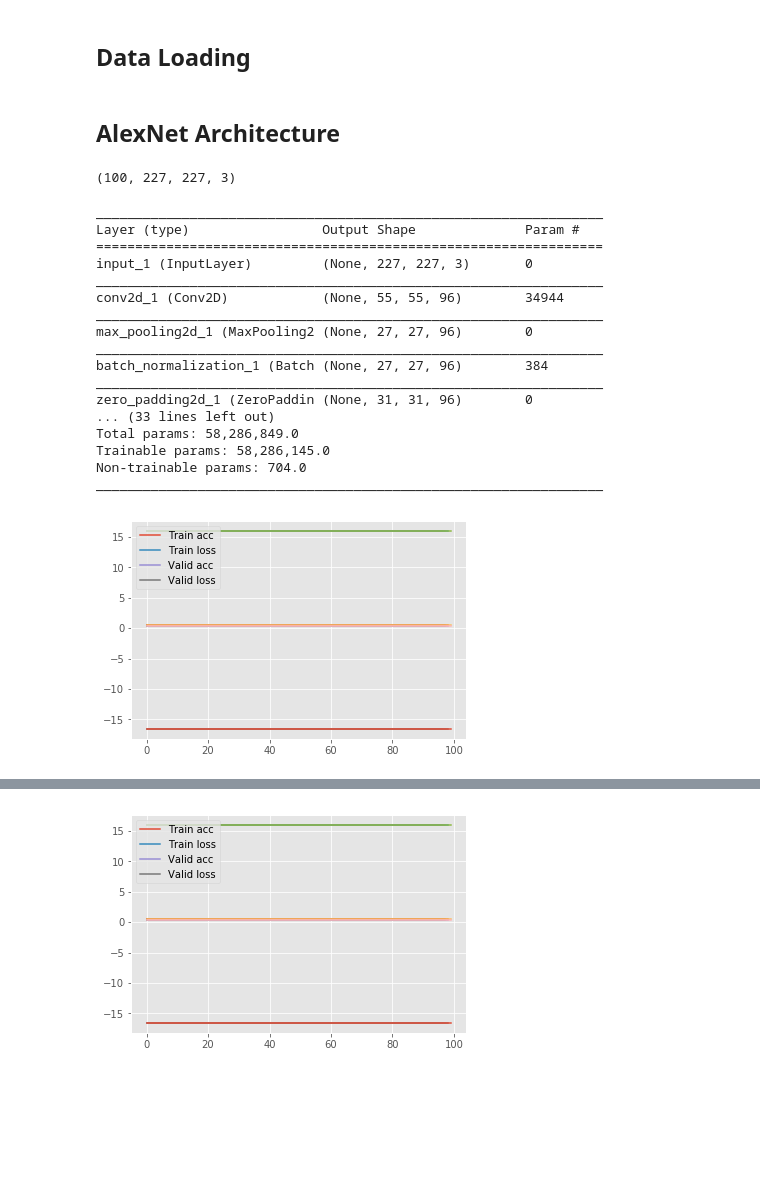
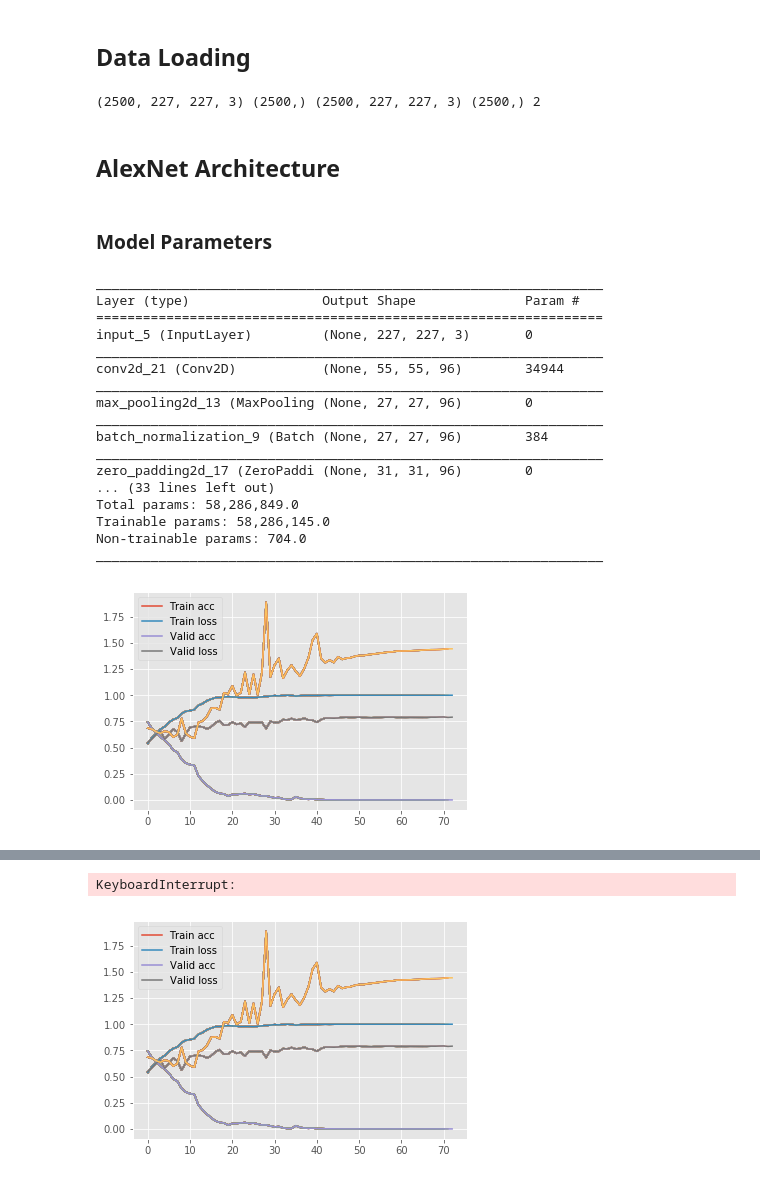
Before and after one commit to sanjanasri/Visualizing-Convolutional-Networks, a Jupyter notebook: AlexNet.ipynb, the cells around one changed output, grey strips where cells are left out. Saved outputs shown, nothing was run; the diff lists cells and outputs as text; code cells hidden in the pictures; blank space fills up the shorter version.

```diff
--- a/AlexNet.ipynb
+++ b/AlexNet.ipynb
@@ -73,38 +25,38 @@ for i in range(50, 80):
+# %%
+x_train, y_train, x_test, y_test, N_CATEGORY = pp.load_cat_dog(227, 227, 0.1, 0.1)
+# x_train, y_train, x_test, y_test, N_CATEGORY = pp.load_cifar101(227, 227, 0.1, 0.1)
+
+print(x_train.shape, y_train.shape, x_test.shape, y_test.shape, N_CATEGORY)
+# %% [output]
+(2500, 227, 227, 3) (2500,) (2500, 227, 227, 3) (2500,) 2
 # %% [markdown]
 ## AlexNet Architecture
-# %%
-x_train.shape
-# %% [output]
-(100, 227, 227, 3)
+# %% [markdown]
+### Model Parameters
 # %%
 DROPOUT = 0.5
 model_input = Input(shape = (227, 227, 3))
 
 # First convolutional Layer (96x11x11)
-z = Conv2D(filters = 96, kernel_size = (11,11),
-                  strides = (4,4), activation = "relu")(model_input)
+z = Conv2D(filters = 96, kernel_size = (11,11), strides = (4,4), activation = "relu")(model_input)
 z = MaxPooling2D(pool_size = (3,3), strides=(2,2))(z)
 z = BatchNormalization()(z)
 
 # Second convolutional Layer (256x5x5)
 z = ZeroPadding2D(padding = (2,2))(z)
-z = Convolution2D(filters = 256, kernel_size = (5,5),
-                  strides = (1,1), activation = "relu")(z)
+z = Convolution2D(filters = 256, kernel_size = (5,5), strides = (1,1), activation = "relu")(z)
 z = MaxPooling2D(pool_size = (3,3), strides=(2,2))(z)
 z = BatchNormalization()(z)
 
 # Rest 3 convolutional layers
 z = ZeroPadding2D(padding = (1,1))(z)
-z = Convolution2D(filters = 384, kernel_size = (3,3),
-                  strides = (1,1), activation = "relu")(z)
+z = Convolution2D(filters = 384, kernel_size = (3,3), strides = (1,1), activation = "relu")(z)
 
 z = ZeroPadding2D(padding = (1,1))(z)
-z = Convolution2D(filters = 384, kernel_size = (3,3),
-                  strides = (1,1), activation = "relu")(z)
+z = Convolution2D(filters = 384, kernel_size = (3,3), strides = (1,1), activation = "relu")(z)
 
 z = ZeroPadding2D(padding = (1,1))(z)
-z = Convolution2D(filters = 256, kernel_size = (3,3),
-                  strides = (1,1), activation = "relu")(z)
+z = Convolution2D(filters = 256, kernel_size = (3,3), strides = (1,1), activation = "relu")(z)
 
 z = MaxPooling2D(pool_size = (3,3), strides=(2,2))(z)
 z = Flatten()(z)
@@ -114,23 +66,26 @@ z = Dropout(DROPOUT)(z)
 
 z = Dense(4096, activation="relu")(z)
 z = Dropout(DROPOUT)(z)
-model_output = Dense(output_dim = N_CATEGORY, activation="softmax")(z)
 
-model = Model(model_input, [model_output])
+final_dim = 1 if N_CATEGORY == 2 else N_CATEGORY
+final_act = "sigmoid" if N_CATEGORY == 2 else "softmax"
+model_output = Dense(final_dim, activation=final_act)(z)
+
+model = Model(model_input, model_output)
 model.summary()
 # %% [output]
 _________________________________________________________________
 Layer (type)                 Output Shape              Param #
 =================================================================
-input_1 (InputLayer)         (None, 227, 227, 3)       0
+input_5 (InputLayer)         (None, 227, 227, 3)       0
 _________________________________________________________________
-conv2d_1 (Conv2D)            (None, 55, 55, 96)        34944
+conv2d_21 (Conv2D)           (None, 55, 55, 96)        34944
 _________________________________________________________________
-max_pooling2d_1 (MaxPooling2 (None, 27, 27, 96)        0
+max_pooling2d_13 (MaxPooling (None, 27, 27, 96)        0
 _________________________________________________________________
-batch_normalization_1 (Batch (None, 27, 27, 96)        384
+batch_normalization_9 (Batch (None, 27, 27, 96)        384
 _________________________________________________________________
-zero_padding2d_1 (ZeroPaddin (None, 31, 31, 96)        0
+zero_padding2d_17 (ZeroPaddi (None, 31, 31, 96)        0
 ... (33 lines left out)
 Total params: 58,286,849.0
 Trainable params: 58,286,145.0
@@ -164,11 +119,11 @@ class Histories(keras.callbacks.Callback):
         self.val_loss.append(logs['val_loss'])
 
         pl.hold(True)
-        pl.rc
-        pl.plot(self.acc)
-        pl.plot(self.loss)
-        pl.plot(self.val_acc)
-        pl.plot(self.val_loss)
+        plt.rcParams["figure.figsize"] = (8,5)
+        pl.plot(self.acc, 'r')
+        pl.plot(self.loss, 'b')
+        pl.plot(self.val_acc, 'g')
+        pl.plot(self.val_loss, 'k')
         pl.legend(['Train acc','Train loss','Valid acc', 'Valid loss'], loc=2)
         display.clear_output(wait=True)
         display.display(pl.gcf())
@@ -180,12 +135,24 @@ class Histories(keras.callbacks.Callback):
     def on_batch_end(self, batch, logs={}):
         return
 # %%
-model.compile(loss="binary_crossentropy", optimizer=optimizers.rmsprop(10), metrics=["accuracy"])
+WEIGHT_DECAY = 0.0005
+MOMENTUM = 0.9
+BATCH_SIZE = 128
+LEARNING_RATE = 0.01
+DROPOUT = 0.5
+ALPHA = 1e-4
+BETA = 0.75
+n = 5
+k = 2
+
+loss_metric = "binary_crossentropy" if N_CATEGORY == 2 else "categorical_crossentropy"
+model.compile(loss=loss_metric, metrics=["accuracy"],
+              optimizer=optimizers.SGD(lr=LEARNING_RATE, momentum=MOMENTUM, decay = WEIGHT_DECAY))
 
 histories = Histories()
 res = model.fit(x_train, y_train,
-          batch_size = 5,
+          batch_size = BATCH_SIZE,
           epochs=100,
           validation_data = (x_test, y_test), verbose=2, callbacks=[histories])
 # %% [output]
-[figure, old version]
+[figure, new version]
@@ -193,4 +161,5 @@ res = model.fit(x_train, y_train,
+KeyboardInterrupt:
-[figure, old version]
+[figure, new version]
 # %%
 scores = model.evaluate(x_train, y_train, verbose=0)
 print("Train Accuracy: %.2f%%" % (scores[1]*100))
```
Also changed, not shown: parts of 8 cells of this notebook, 5 other files.
